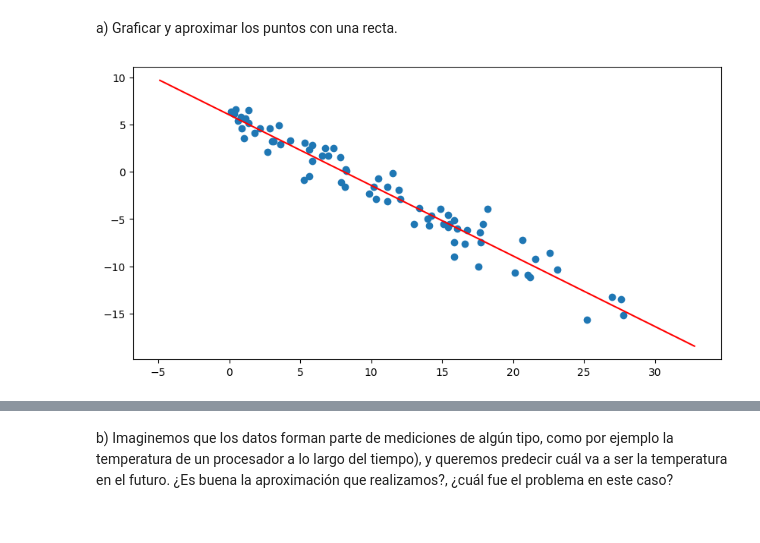
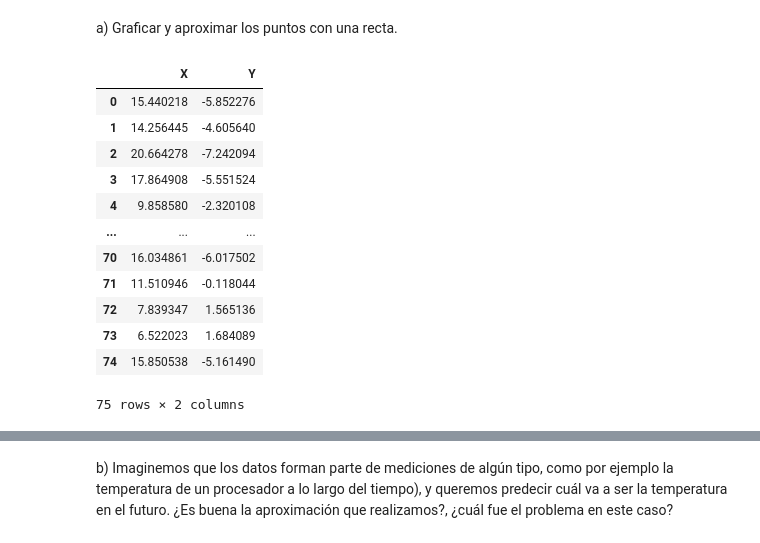
Before and after one commit to IgnacioPardo/Metodos_TP1, a Jupyter notebook: TP1.ipynb, the cells around one changed output, grey strips where cells are left out. Saved outputs shown, nothing was run; the diff lists cells and outputs as text; code cells hidden in the pictures.

```diff
--- a/TP1.ipynb
+++ b/TP1.ipynb
@@ -354,15 +389,27 @@ a) Graficar y aproximar los puntos con una recta.
 # %%
 data_ej2: pd.DataFrame = pd.read_csv('data/ejercicio_2.csv', sep=',')
 
 x_2_key: pd.Index = data_ej2.keys()[0]
 y_2_key: pd.Index = data_ej2.keys()[1]
 
 x_2_values: pd.DataFrame = data_ej2[x_2_key]
 y_2_values: pd.DataFrame = data_ej2[y_2_key]
 
 X2: np.ndarray = np.array(x_2_values).reshape(-1, 1)
 y2: np.ndarray = np.array(y_2_values).reshape(-1, 1)
 
-plot_regression_line(X2, y2, linear_regression_ones)
+display(data_ej2)
 # %% [output]
-[figure, removed]
+|  | X | Y |
+| 0 | 15.440218 | -5.852276 |
+| 1 | 14.256445 | -4.605640 |
+| 2 | 20.664278 | -7.242094 |
+| 3 | 17.864908 | -5.551524 |
+| 4 | 9.858580 | -2.320108 |
+| ... | ... | ... |
+| 70 | 16.034861 | -6.017502 |
+| 71 | 11.510946 | -0.118044 |
+| 72 | 7.839347 | 1.565136 |
+| 73 | 6.522023 | 1.684089 |
+| 74 | 15.850538 | -5.161490 |
+75 rows × 2 columns
```
Also changed, not shown: parts of 14 cells of this notebook.
